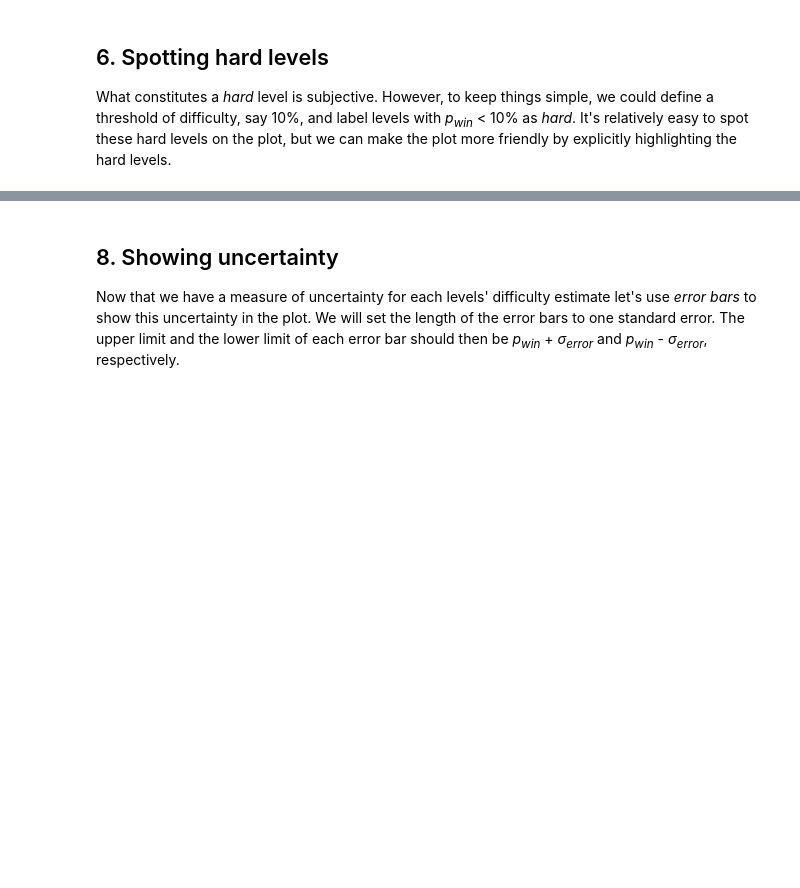
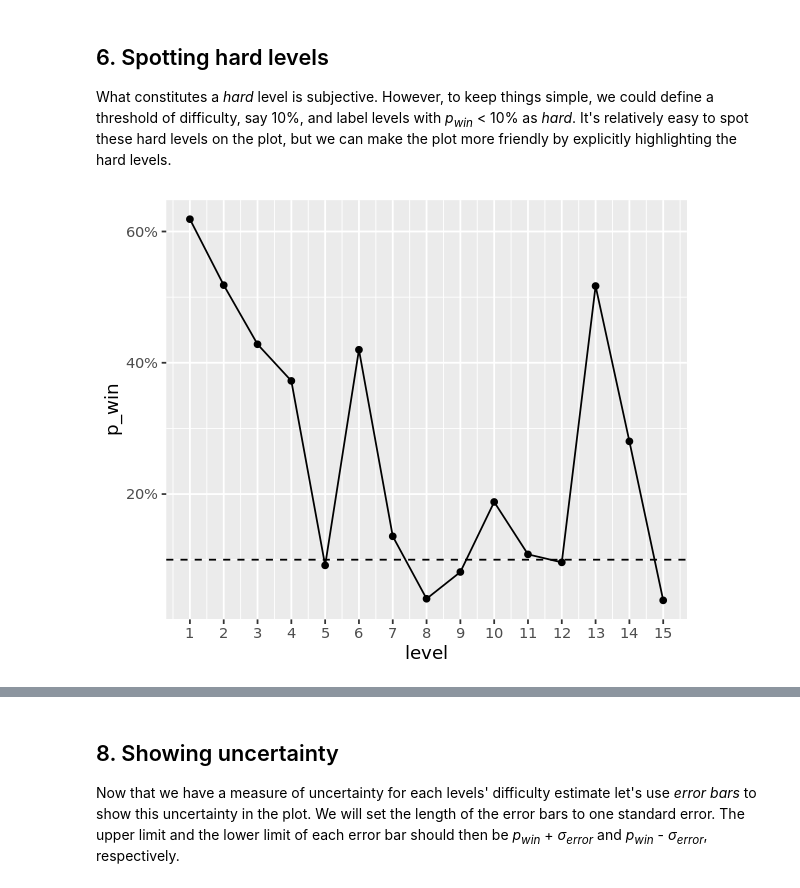
Before and after one commit to Obalfour/game-data-analysis, a Jupyter notebook: Level Difficulty in Candy Crush Saga/notebook.ipynb, the cells around one changed output, grey strips where cells are left out. Cells and saved outputs as stored; diff of their text form; code cells hidden in the pictures; blank space fills up the shorter version.

```diff
--- a/Level Difficulty in Candy Crush Saga/notebook.ipynb
+++ b/Level Difficulty in Candy Crush Saga/notebook.ipynb
@@ -74,3 +130,13 @@ difficulty <- ....
+# %%
+# Adding points and a dashed line
+difficulty %>%
+  ggplot(aes(x = level, y = p_win)) +
+    geom_line() + geom_point() +
+    scale_x_continuous(breaks = 1:15) +
+    scale_y_continuous(label = scales::percent) +
+    geom_hline(yintercept = 0.1, linetype = 'dashed')
+# %% [output]
+[figure, added]
 # %% [markdown]
 ## 7. Computing uncertainty
 <p><img src="https://assets.datacamp.com/production/project_139/img/mr_toffee.jpeg" style="height:350px; float:right"> </p>
```
Also changed, not shown: parts of 11 cells of this notebook, 1 other file.
